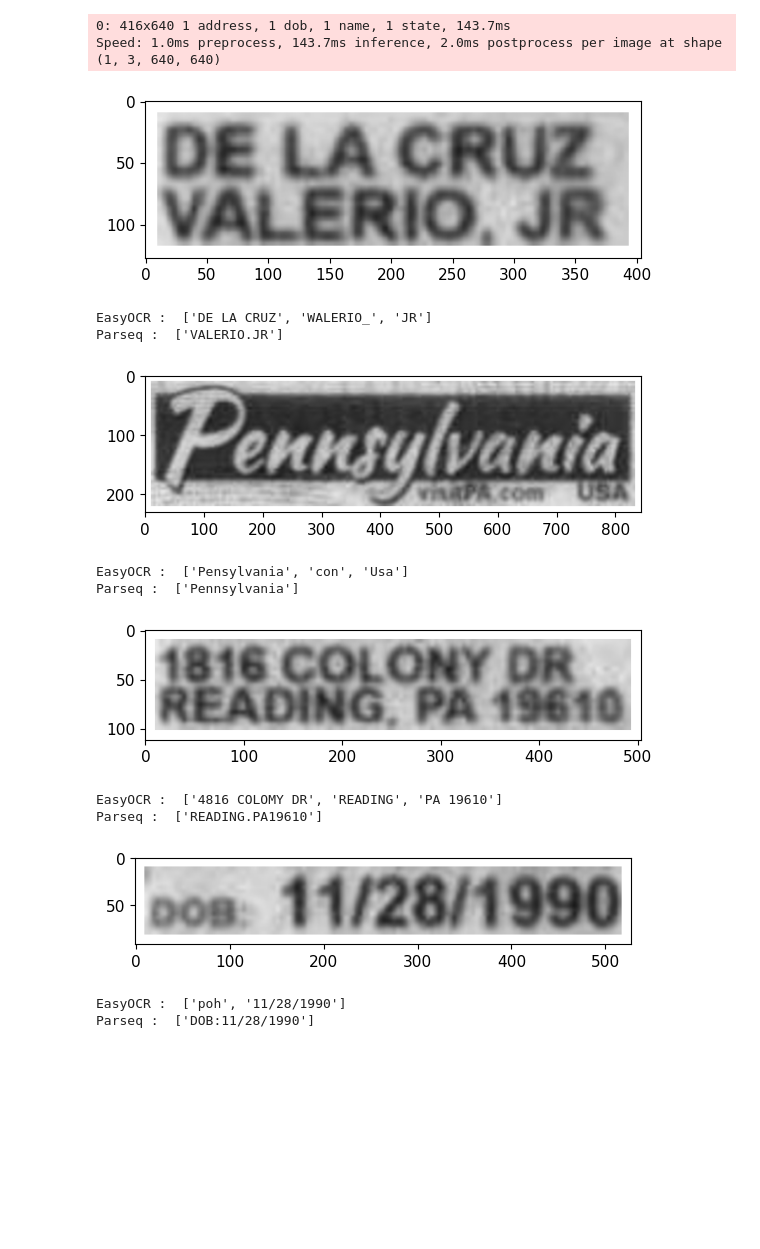
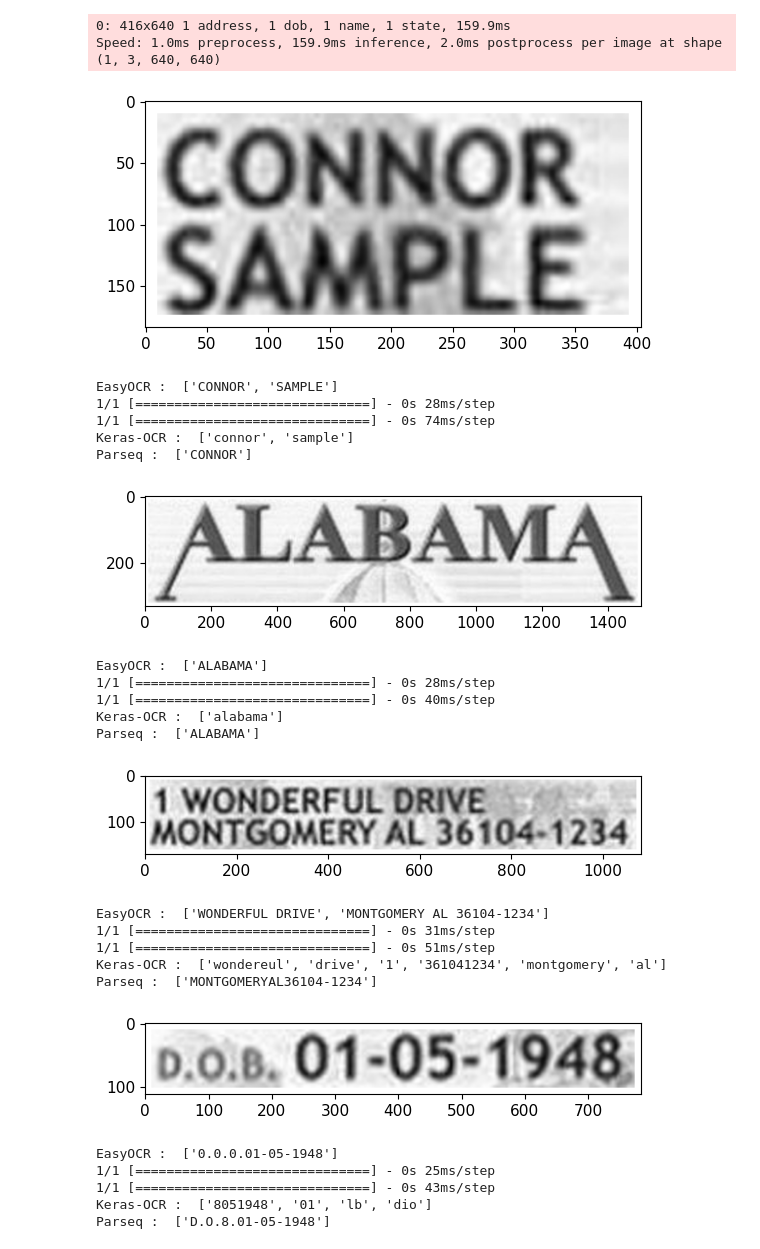
Before and after one commit to lucky-verma/US-Driver-License-data-extraction, a Jupyter notebook: YOLO-v8/rough.ipynb, the cells around one changed output. Saved outputs shown, nothing was run; the diff lists cells and outputs as text; code cells hidden in the pictures; blank space fills up the shorter version.

```diff
--- a/YOLO-v8/rough.ipynb
+++ b/YOLO-v8/rough.ipynb
@@ -21,5 +21,12 @@ reader = easyocr.Reader(['en'], gpu=True)
 # Load model and image transforms
 parseq = torch.hub.load('baudm/parseq', 'parseq', pretrained=True).eval()
 img_transform = SceneTextDataModule.get_transform(parseq.hparams.img_size)
+
+
+import keras_ocr
+
+# keras-ocr will automatically download pretrained
+# weights for the detector and recognizer.
+pipeline = keras_ocr.pipeline.Pipeline()
 # %% [output]
 Using cache found in C:\Users\lucki/.cache\torch\hub\baudm_parseq_main
@@ -26,14 +35,19 @@ Using cache found in C:\Users\lucki/.cache\torch\hub\baudm_parseq_main
 # %%
 # from PIL
 im1 = Image.open(
-    r"C:\Users\lucki\Downloads\tester.v2i.yolov8_2\test\images\55_jpg.rf.02f2e4edc0846207d2122c091302cbde.jpg")
+    r"D:\WORK\Personal\US-Driver-License-data-extraction\DATASET\DL America\licenses\Alabama's.jpg")
 
 # from list of PIL/ndarray
 results = model.predict(source=im1, augment=True)
 # %% [output]
-0: 416x640 1 address, 1 dob, 1 name, 1 state, 143.7ms
-Speed: 1.0ms preprocess, 143.7ms inference, 2.0ms postprocess per image at shape (1, 3, 640, 640)
+0: 416x640 1 address, 1 dob, 1 name, 1 state, 159.9ms
+Speed: 1.0ms preprocess, 159.9ms inference, 2.0ms postprocess per image at shape (1, 3, 640, 640)
 # %%
+keras_crop_imgs = []
+
+image = None
+images = None
+
 boxes = results[0].boxes
 for box in boxes:
 
@@ -43,45 +57,63 @@ for box in boxes:
     cropped = im1.crop((x1, y1, x2, y2))
     cropped = cropped.resize((cropped.width*4, cropped.height*4))
 
     # add padding to cropped image
     cropped = np.array(cropped)
 
     # make image black and white
     cropped = cv2.cvtColor(cropped, cv2.COLOR_BGR2GRAY)
     # convert to 3 channels
     cropped = cv2.cvtColor(cropped, cv2.COLOR_GRAY2BGR)
 
-
     cropped = cv2.copyMakeBorder(cropped, 10, 10, 10, 10, cv2.BORDER_CONSTANT, value=[255, 255, 255])
     cropped = Image.fromarray(cropped)
 
     plt.imshow(cropped)
     plt.show()
 
 
     ### OCR ###
 
-    # EasyOCR
+    # 1. EasyOCR
     print("EasyOCR : ", reader.readtext(np.array(cropped), detail=0))
 
-    # Parseq
+    # 2. keras-ocr
+    images = [keras_ocr.tools.read(np.asarray(cropped))]
+
+    prediction_groups = pipeline.recognize(images)
+
+    print("Keras-OCR : ", [x[0] for x in prediction_groups[0]])
+
+    # 3. Parseq
     logits = parseq(img_transform(cropped).unsqueeze(0))
     logits.shape  # torch.Size([1, 26, 95]), 94 characters + [EOS] symbol
 
     # greedy decoding
     pred = logits.softmax(-1)
     label, confidence = parseq.tokenizer.decode(pred)
     print("Parseq : ", label)
 # %% [output]
-[figure, old version]
+[figure, new version]
-EasyOCR :  ['DE LA CRUZ', 'WALERIO_', 'JR']
-Parseq :  ['VALERIO.JR']
+EasyOCR :  ['CONNOR', 'SAMPLE']
+1/1 [==============================] - 0s 28ms/step
+1/1 [==============================] - 0s 74ms/step
+Keras-OCR :  ['connor', 'sample']
+Parseq :  ['CONNOR']
-[figure, old version]
+[figure, new version]
-EasyOCR :  ['Pensylvania', 'con', 'Usa']
-Parseq :  ['Pennsylvania']
+EasyOCR :  ['ALABAMA']
+1/1 [==============================] - 0s 28ms/step
+1/1 [==============================] - 0s 40ms/step
+Keras-OCR :  ['alabama']
+Parseq :  ['ALABAMA']
-[figure, old version]
+[figure, new version]
-EasyOCR :  ['4816 COLOMY DR', 'READING', 'PA 19610']
-Parseq :  ['READING.PA19610']
+EasyOCR :  ['WONDERFUL DRIVE', 'MONTGOMERY AL 36104-1234']
+1/1 [==============================] - 0s 31ms/step
+1/1 [==============================] - 0s 51ms/step
+Keras-OCR :  ['wondereul', 'drive', '1', '361041234', 'montgomery', 'al']
+Parseq :  ['MONTGOMERYAL36104-1234']
-[figure, old version]
+[figure, new version]
-EasyOCR :  ['poh', '11/28/1990']
-Parseq :  ['DOB:11/28/1990']
+EasyOCR :  ['0.0.0.01-05-1948']
+1/1 [==============================] - 0s 25ms/step
+1/1 [==============================] - 0s 43ms/step
+Keras-OCR :  ['8051948', '01', 'lb', 'dio']
+Parseq :  ['D.O.8.01-05-1948']
```
Also changed, not shown: parts of 2 cells of this notebook, 2 other files.
